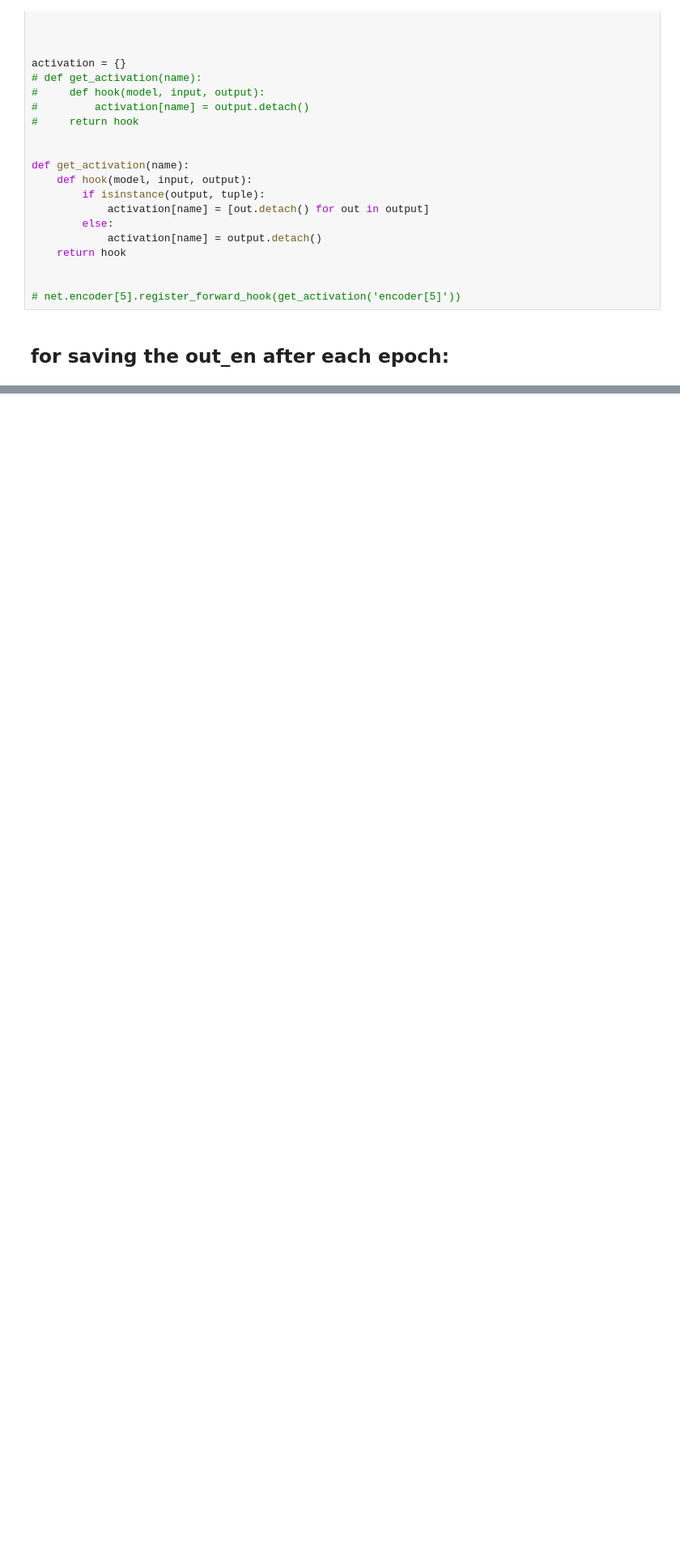
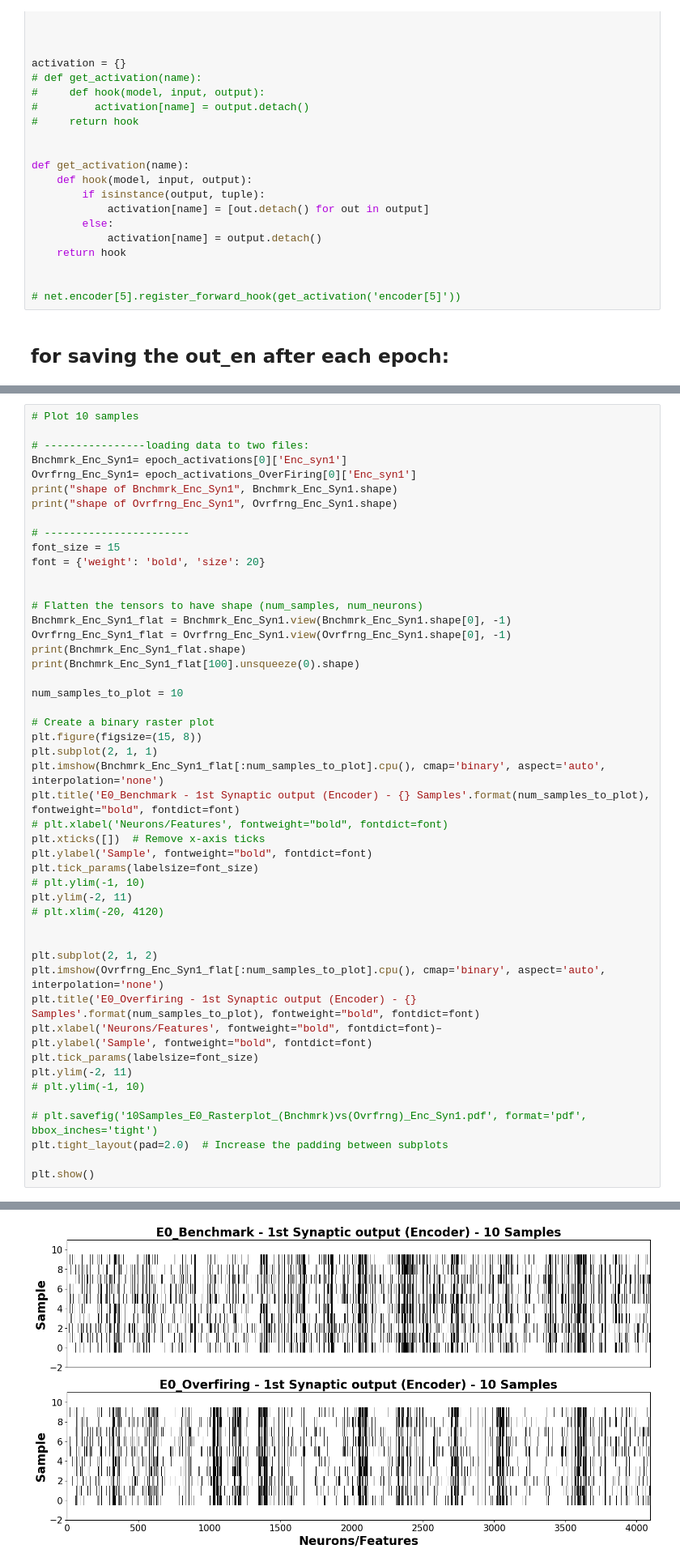
Before and after one commit to Mrezakhodashenas/PhD-NN, a Jupyter notebook: Intermediate_Layers.ipynb, the cells around one changed output, grey strips where cells are left out. Shown at 81% size. Cells and saved outputs as stored; diff of their text form; blank space fills up the shorter version.

```diff
--- a/Intermediate_Layers.ipynb
+++ b/Intermediate_Layers.ipynb
@@ -608,0 +813,50 @@ Test[2/3][39/40]  Loss: 1.0524494647979736, BER (test): 0.22126953125
+# %%
+# Plot 10 samples
+
+# ----------------loading data to two files:
+Bnchmrk_Enc_Syn1= epoch_activations[0]['Enc_syn1']
+Ovrfrng_Enc_Syn1= epoch_activations_OverFiring[0]['Enc_syn1']
+print("shape of Bnchmrk_Enc_Syn1", Bnchmrk_Enc_Syn1.shape)
+print("shape of Ovrfrng_Enc_Syn1", Ovrfrng_Enc_Syn1.shape)
+
+# -----------------------
+font_size = 15
+font = {'weight': 'bold', 'size': 20}
+
+
+# Flatten the tensors to have shape (num_samples, num_neurons)
+Bnchmrk_Enc_Syn1_flat = Bnchmrk_Enc_Syn1.view(Bnchmrk_Enc_Syn1.shape[0], -1)
+Ovrfrng_Enc_Syn1_flat = Ovrfrng_Enc_Syn1.view(Ovrfrng_Enc_Syn1.shape[0], -1)
+print(Bnchmrk_Enc_Syn1_flat.shape)
+print(Bnchmrk_Enc_Syn1_flat[100].unsqueeze(0).shape)
+
+num_samples_to_plot = 10
+
+# Create a binary raster plot
+plt.figure(figsize=(15, 8))
+plt.subplot(2, 1, 1)
+plt.imshow(Bnchmrk_Enc_Syn1_flat[:num_samples_to_plot].cpu(), cmap='binary', aspect='auto', interpolation='none')
+plt.title('E0_Benchmark - 1st Synaptic output (Encoder) - {} Samples'.format(num_samples_to_plot), fontweight="bold", fontdict=font)
+# plt.xlabel('Neurons/Features', fontweight="bold", fontdict=font)
+plt.xticks([])  # Remove x-axis ticks
+plt.ylabel('Sample', fontweight="bold", fontdict=font)
+plt.tick_params(labelsize=font_size)
+# plt.ylim(-1, 10)
+plt.ylim(-2, 11)
+# plt.xlim(-20, 4120)
+
+
+plt.subplot(2, 1, 2)
+plt.imshow(Ovrfrng_Enc_Syn1_flat[:num_samples_to_plot].cpu(), cmap='binary', aspect='auto', interpolation='none')
+plt.title('E0_Overfiring - 1st Synaptic output (Encoder) - {} Samples'.format(num_samples_to_plot), fontweight="bold", fontdict=font)
+plt.xlabel('Neurons/Features', fontweight="bold", fontdict=font)–
+plt.ylabel('Sample', fontweight="bold", fontdict=font)
+plt.tick_params(labelsize=font_size)
+plt.ylim(-2, 11)
+# plt.ylim(-1, 10)
+
+# plt.savefig('10Samples_E0_Rasterplot_(Bnchmrk)vs(Ovrfrng)_Enc_Syn1.pdf', format='pdf', bbox_inches='tight')
+plt.tight_layout(pad=2.0)  # Increase the padding between subplots
+
+plt.show()
+# %% [output]
@@ -608,0 +867 @@ Test[2/3][39/40]  Loss: 1.0524494647979736, BER (test): 0.22126953125
+[figure, added]
```
Also changed, not shown: parts of 29 cells of this notebook.
